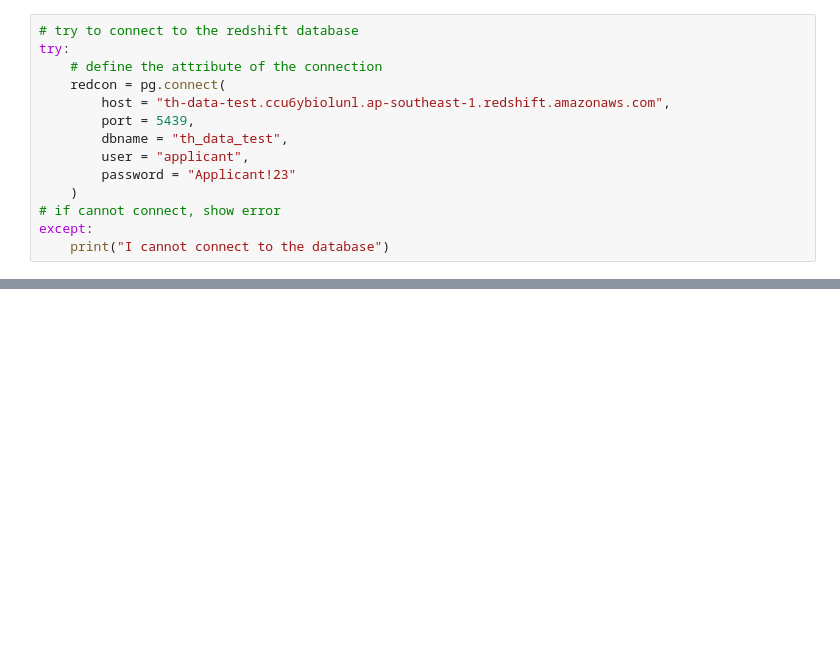
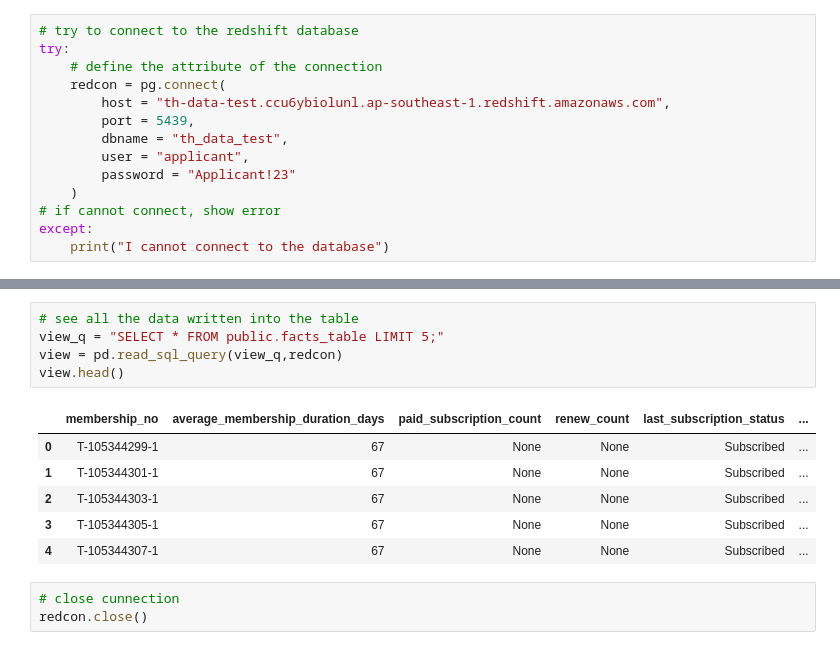
Before and after one commit to urmidebnath/database_manipulation, a Jupyter notebook: data_extract.ipynb, the cells around one changed output, grey strips where cells are left out. Saved outputs shown, nothing was run; the diff lists cells and outputs as text; blank space fills up the shorter version.

```diff
--- a/data_extract.ipynb
+++ b/data_extract.ipynb
@@ -412,0 +428,15 @@ redcon.close()
+# %%
+# see all the data written into the table
+view_q = "SELECT * FROM public.facts_table LIMIT 5;"
+view = pd.read_sql_query(view_q,redcon)
+view.head()
+# %% [output]
+|  | membership_no | average_membership_duration_days | paid_subscription_count | renew_count | last_subscription_status | ... |
+| 0 | T-105344299-1 | 67 | None | None | Subscribed | ... |
+| 1 | T-105344301-1 | 67 | None | None | Subscribed | ... |
+| 2 | T-105344303-1 | 67 | None | None | Subscribed | ... |
+| 3 | T-105344305-1 | 67 | None | None | Subscribed | ... |
+| 4 | T-105344307-1 | 67 | None | None | Subscribed | ... |
+# %%
+# close cunnection
+redcon.close()
```
Also changed, not shown: parts of 35 cells of this notebook.
